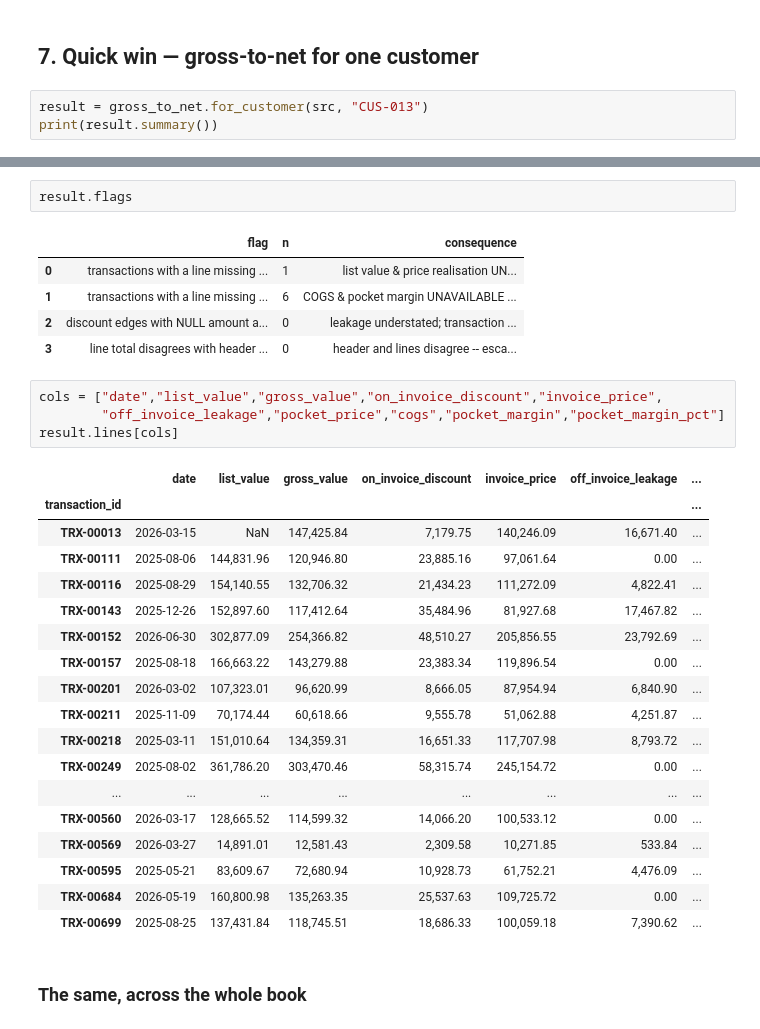
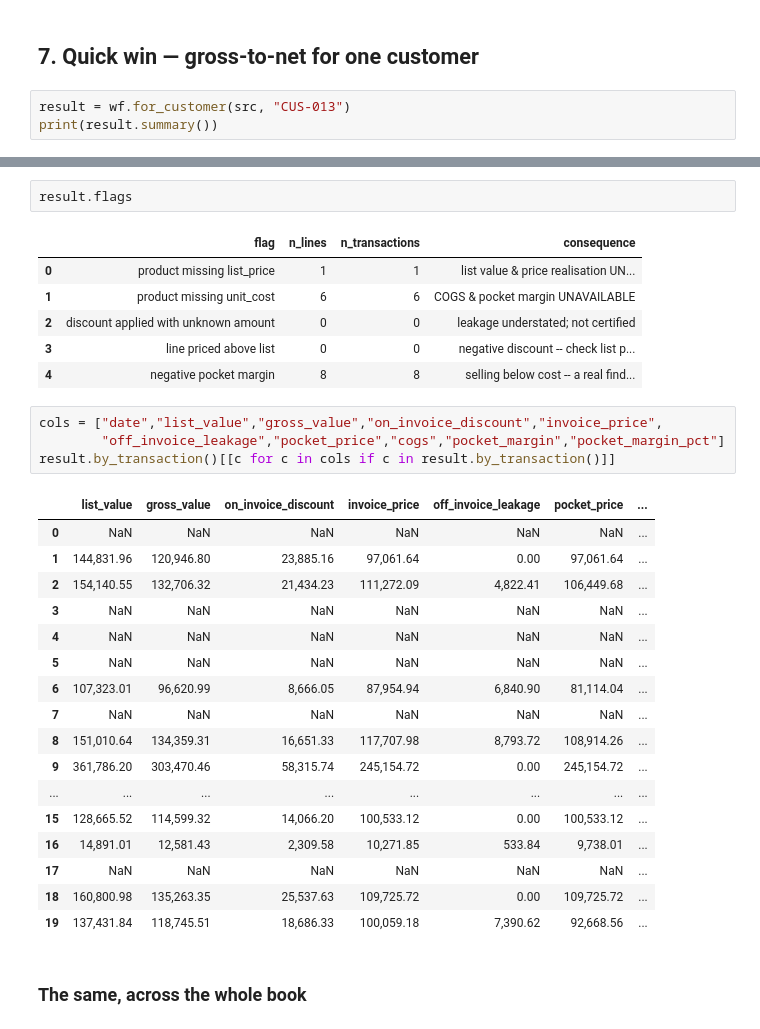
Before and after one commit to nourjihenelabed/nious, a Jupyter notebook: notebooks/01_graph_profiling.ipynb, the cells around one changed output, grey strips where cells are left out. Cells and saved outputs as stored; diff of their text form.

```diff
--- a/notebooks/01_graph_profiling.ipynb
+++ b/notebooks/01_graph_profiling.ipynb
@@ -265,6 +266,6 @@ the edge.
 # %% [markdown]
 ## 7. Quick win — gross-to-net for one customer
 # %%
-result = gross_to_net.for_customer(src, "CUS-013")
+result = wf.for_customer(src, "CUS-013")
 print(result.summary())
 # %% [output]
@@ -284,34 +285,34 @@ print(result.summary())
 # %%
 result.flags
 # %% [output]
-|  | flag | n | consequence |
-| 0 | transactions with a line missing ... | 1 | list value & price realisation UN... |
-| 1 | transactions with a line missing ... | 6 | COGS & pocket margin UNAVAILABLE ... |
-| 2 | discount edges with NULL amount a... | 0 | leakage understated; transaction ... |
-| 3 | line total disagrees with header ... | 0 | header and lines disagree -- esca... |
+|  | flag | n_lines | n_transactions | consequence |
+| 0 | product missing list_price | 1 | 1 | list value & price realisation UN... |
+| 1 | product missing unit_cost | 6 | 6 | COGS & pocket margin UNAVAILABLE |
+| 2 | discount applied with unknown amount | 0 | 0 | leakage understated; not certified |
+| 3 | line priced above list | 0 | 0 | negative discount -- check list p... |
+| 4 | negative pocket margin | 8 | 8 | selling below cost -- a real find... |
 # %%
 cols = ["date","list_value","gross_value","on_invoice_discount","invoice_price",
         "off_invoice_leakage","pocket_price","cogs","pocket_margin","pocket_margin_pct"]
-result.lines[cols]
+result.by_transaction()[[c for c in cols if c in result.by_transaction()]]
 # %% [output]
-|  | date | list_value | gross_value | on_invoice_discount | invoice_price | off_invoice_leakage | ... |
-| transaction_id |  |  |  |  |  |  | ... |
-| TRX-00013 | 2026-03-15 | NaN | 147,425.84 | 7,179.75 | 140,246.09 | 16,671.40 | ... |
-| TRX-00111 | 2025-08-06 | 144,831.96 | 120,946.80 | 23,885.16 | 97,061.64 | 0.00 | ... |
-| TRX-00116 | 2025-08-29 | 154,140.55 | 132,706.32 | 21,434.23 | 111,272.09 | 4,822.41 | ... |
-| TRX-00143 | 2025-12-26 | 152,897.60 | 117,412.64 | 35,484.96 | 81,927.68 | 17,467.82 | ... |
-| TRX-00152 | 2026-06-30 | 302,877.09 | 254,366.82 | 48,510.27 | 205,856.55 | 23,792.69 | ... |
-| TRX-00157 | 2025-08-18 | 166,663.22 | 143,279.88 | 23,383.34 | 119,896.54 | 0.00 | ... |
-| TRX-00201 | 2026-03-02 | 107,323.01 | 96,620.99 | 8,666.05 | 87,954.94 | 6,840.90 | ... |
-| TRX-00211 | 2025-11-09 | 70,174.44 | 60,618.66 | 9,555.78 | 51,062.88 | 4,251.87 | ... |
-| TRX-00218 | 2025-03-11 | 151,010.64 | 134,359.31 | 16,651.33 | 117,707.98 | 8,793.72 | ... |
-| TRX-00249 | 2025-08-02 | 361,786.20 | 303,470.46 | 58,315.74 | 245,154.72 | 0.00 | ... |
+|  | list_value | gross_value | on_invoice_discount | invoice_price | off_invoice_leakage | pocket_price | ... |
+| 0 | NaN | NaN | NaN | NaN | NaN | NaN | ... |
+| 1 | 144,831.96 | 120,946.80 | 23,885.16 | 97,061.64 | 0.00 | 97,061.64 | ... |
+| 2 | 154,140.55 | 132,706.32 | 21,434.23 | 111,272.09 | 4,822.41 | 106,449.68 | ... |
+| 3 | NaN | NaN | NaN | NaN | NaN | NaN | ... |
+| 4 | NaN | NaN | NaN | NaN | NaN | NaN | ... |
+| 5 | NaN | NaN | NaN | NaN | NaN | NaN | ... |
+| 6 | 107,323.01 | 96,620.99 | 8,666.05 | 87,954.94 | 6,840.90 | 81,114.04 | ... |
+| 7 | NaN | NaN | NaN | NaN | NaN | NaN | ... |
+| 8 | 151,010.64 | 134,359.31 | 16,651.33 | 117,707.98 | 8,793.72 | 108,914.26 | ... |
+| 9 | 361,786.20 | 303,470.46 | 58,315.74 | 245,154.72 | 0.00 | 245,154.72 | ... |
 | ... | ... | ... | ... | ... | ... | ... | ... |
-| TRX-00560 | 2026-03-17 | 128,665.52 | 114,599.32 | 14,066.20 | 100,533.12 | 0.00 | ... |
-| TRX-00569 | 2026-03-27 | 14,891.01 | 12,581.43 | 2,309.58 | 10,271.85 | 533.84 | ... |
-| TRX-00595 | 2025-05-21 | 83,609.67 | 72,680.94 | 10,928.73 | 61,752.21 | 4,476.09 | ... |
-| TRX-00684 | 2026-05-19 | 160,800.98 | 135,263.35 | 25,537.63 | 109,725.72 | 0.00 | ... |
-| TRX-00699 | 2025-08-25 | 137,431.84 | 118,745.51 | 18,686.33 | 100,059.18 | 7,390.62 | ... |
+| 15 | 128,665.52 | 114,599.32 | 14,066.20 | 100,533.12 | 0.00 | 100,533.12 | ... |
+| 16 | 14,891.01 | 12,581.43 | 2,309.58 | 10,271.85 | 533.84 | 9,738.01 | ... |
+| 17 | NaN | NaN | NaN | NaN | NaN | NaN | ... |
+| 18 | 160,800.98 | 135,263.35 | 25,537.63 | 109,725.72 | 0.00 | 109,725.72 | ... |
+| 19 | 137,431.84 | 118,745.51 | 18,686.33 | 100,059.18 | 7,390.62 | 92,668.56 | ... |
 # %% [markdown]
 ### The same, across the whole book
 # %%
```
Also changed, not shown: parts of 3 cells of this notebook, 3 other files.
